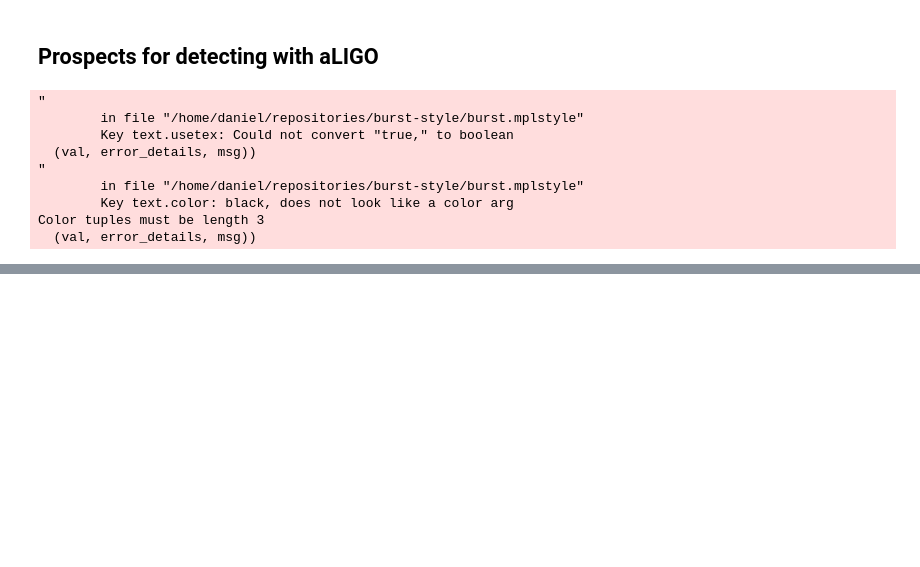
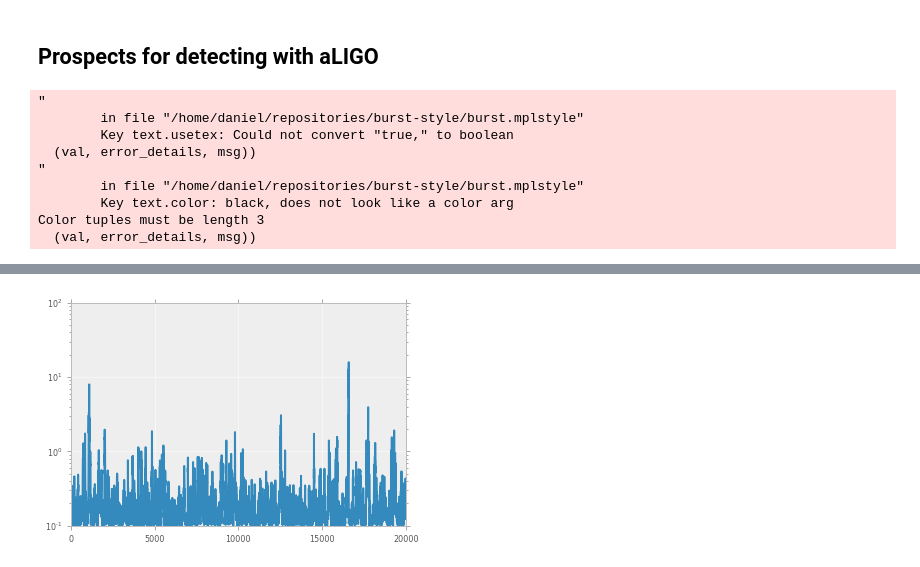
Before and after one commit to transientlunatic/grbeams, a Jupyter notebook: notebooks/sGRB Beaming.ipynb, the cells around one changed output, grey strips where cells are left out. Cells and saved outputs as stored; diff of their text form; code cells hidden in the pictures; blank space fills up the shorter version.

```diff
--- a/notebooks/sGRB Beaming.ipynb
+++ b/notebooks/sGRB Beaming.ipynb
@@ -341,3 +367,7 @@ plt.plot(rate, pdf/(rate.sum()/pdf))
+# %%
+plt.semilogy(chain);
+# %% [output]
+[figure, added]
 # %%
 plt.figure()
 
```
Also changed, not shown: parts of 15 cells of this notebook.
